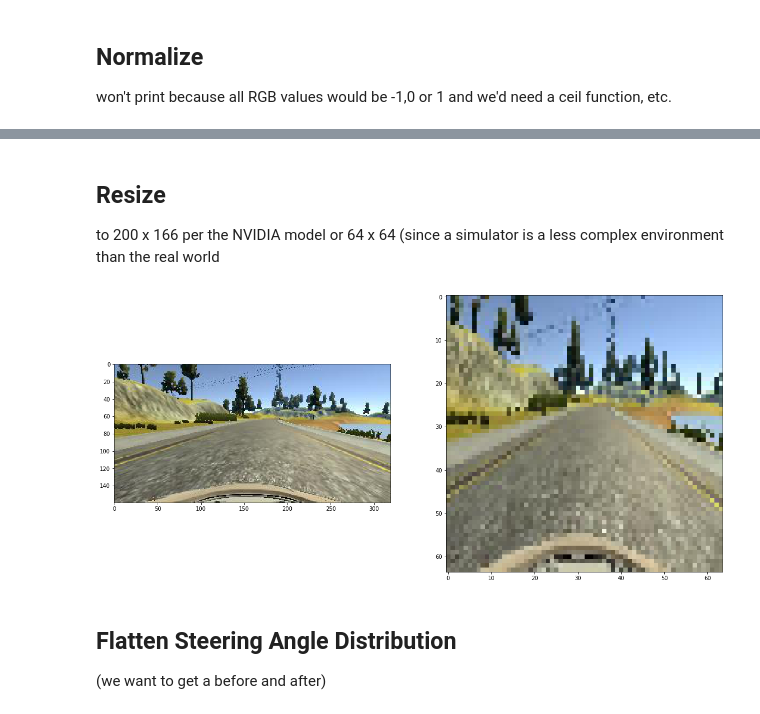
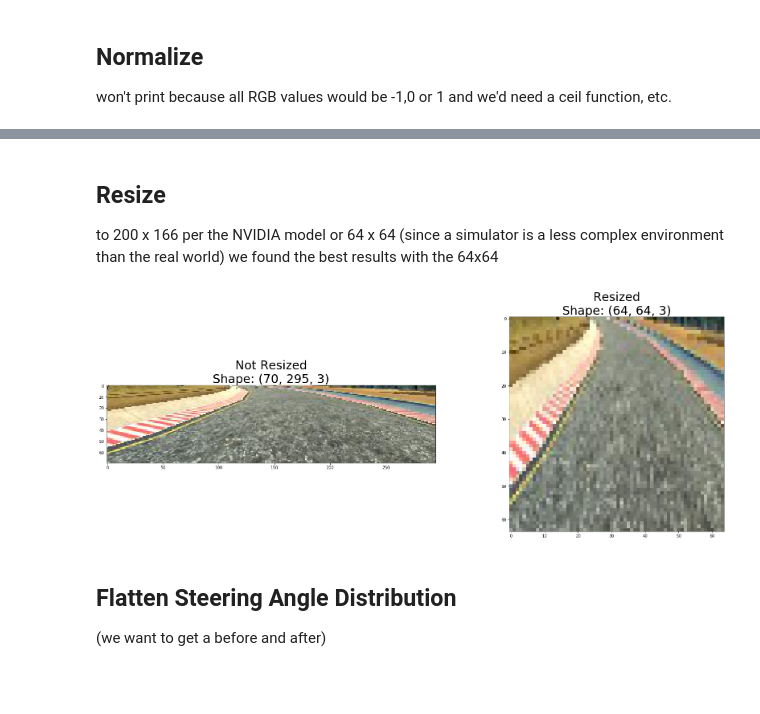
Before and after one commit to leclair-7/CarND-Behavioral-Cloning-P3, a Jupyter notebook: Preprocessing-Concepts.ipynb, the cells around one changed output, grey strips where cells are left out. Cells and saved outputs as stored; diff of their text form; code cells hidden in the pictures; blank space fills up the shorter version.

```diff
--- a/Preprocessing-Concepts.ipynb
+++ b/Preprocessing-Concepts.ipynb
@@ -195,13 +179,12 @@ print(an_image)
 # %% [markdown]
 ## Resize
-to 200 x 166 per the NVIDIA model or 64 x 64 (since a simulator is a less complex environment than the real world
+to 200 x 166 per the NVIDIA model or 64 x 64 (since a simulator is a less complex environment than the real world) we found the best results with the 64x64
 # %%
 def resize(image):
     return np.copy(cv2.resize(image, (64,64) ) )
-
-printTwoImages(img, resize(img))
+display_two(crop_img,resize(crop_img),"Not Resized\nShape: {}".format(str(crop_img.shape)), "Resized\nShape: {}".format(str(resize(crop_img).shape)))
 # %% [output]
-[figure, old version]
+[figure, new version]
 # %% [markdown]
 ## Flatten Steering Angle Distribution
 (we want to get a before and after)
```
Also changed, not shown: parts of 2 cells of this notebook.
